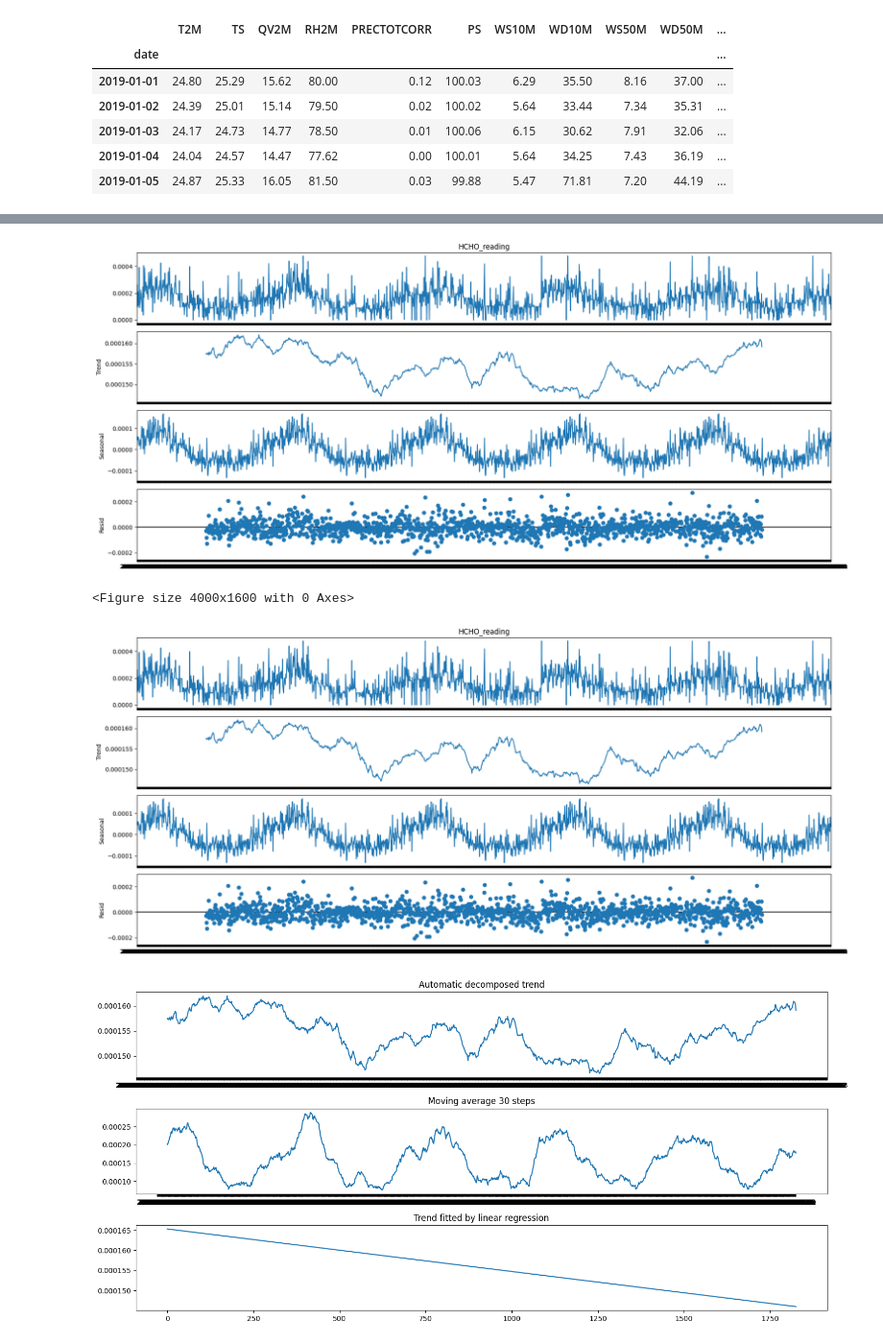
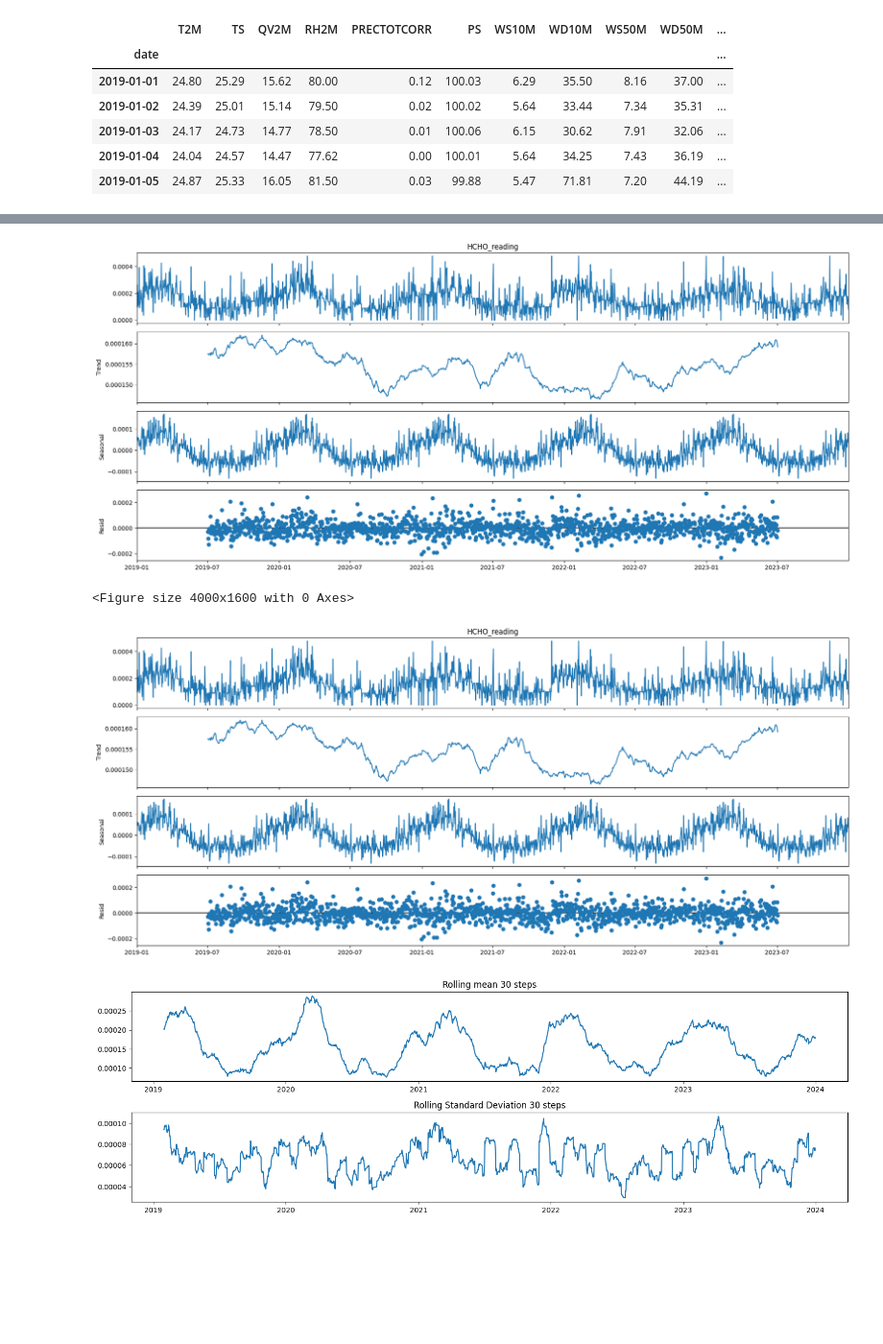
Before and after one commit to RanxduG/Sri-Lanka-Formaldehyde-Level-Analysis, a Jupyter notebook: Data_Engineering_Time_Series_Analysis.ipynb, the cells around one changed output, grey strips where cells are left out. Shown at 96% size. Saved outputs shown, nothing was run; the diff lists cells and outputs as text; code cells hidden in the pictures; blank space fills up the shorter version.

```diff
--- a/Data_Engineering_Time_Series_Analysis.ipynb
+++ b/Data_Engineering_Time_Series_Analysis.ipynb
@@ -16,5 +16,8 @@ Nuwara_Eliye_data = pd.read_csv('/content/drive/My Drive/Colab Notebooks/Data En
 Kurunegala_data = pd.read_csv('/content/drive/My Drive/Colab Notebooks/Data Engineering Coursework/Full/kurunegala_joined_data.csv')
 Matara_data = pd.read_csv('/content/drive/My Drive/Colab Notebooks/Data Engineering Coursework/Full/matara_joined_data.csv')
 Jaffna_data = pd.read_csv('/content/drive/My Drive/Colab Notebooks/Data Engineering Coursework/Full/jaffna_joined_data.csv')
+# %%
+# Assuming 'date' column is in string format
+Colombo_data['date'] = pd.to_datetime(Colombo_data['date'])
 # %%
 Colombo_data.set_index('date', inplace=True)
@@ -82,37 +83,42 @@ series = Colombo_data.HCHO_reading
 result = seasonal_decompose(series, model='additive', period=365)
 result.plot()
 # %% [output]
-[figure, old version]
+[figure, new version]
 <Figure size 4000x1600 with 0 Axes>
-[figure, old version]
+[figure, new version]
 # %%
 import numpy as np
 from sklearn.linear_model import LinearRegression
 
 fig = plt.figure(figsize=(15, 7))
 layout = (3, 2)
-pm_ax = plt.subplot2grid(layout, (0, 0), colspan=2)
-mv_ax = plt.subplot2grid(layout, (1, 0), colspan=2)
-fit_ax = plt.subplot2grid(layout, (2, 0), colspan=2)
+# pm_ax = plt.subplot2grid(layout, (0, 0), colspan=2)
+mv_ax = plt.subplot2grid(layout, (0, 0), colspan=2)
+std_ax = plt.subplot2grid(layout, (1, 0), colspan=2)
 
-pm_ax.plot(result.trend)
-pm_ax.set_title("Automatic decomposed trend")
+# fit_ax = plt.subplot2grid(layout, (2, 0), colspan=2)
+
+# pm_ax.plot(result.trend)
+# pm_ax.set_title("Automatic decomposed trend")
 
 mm = Colombo_data.HCHO_reading.rolling(30).mean()
 mv_ax.plot(mm)
-mv_ax.set_title("Moving average 30 steps")
+mv_ax.set_title("Rolling mean 30 steps")
 
+std = Colombo_data.HCHO_reading.rolling(30).std()
+std_ax.plot(std)
+std_ax.set_title("Rolling Standard Deviation 30 steps")
 
-X = [i for i in range(0, len(Colombo_data.HCHO_reading))]
-X = np.reshape(X, (len(X), 1))
-y = Colombo_data.HCHO_reading.values
-model = LinearRegression()
-model.fit(X, y)
-# calculate trend
-trend = model.predict(X)
-fit_ax.plot(trend)
-fit_ax.set_title("Trend fitted by linear regression")
+# X = [i for i in range(0, len(Colombo_data.HCHO_reading))]
+# X = np.reshape(X, (len(X), 1))
+# y = Colombo_data.HCHO_reading.values
+# model = LinearRegression()
+# model.fit(X, y)
+# # calculate trend
+# trend = model.predict(X)
+# fit_ax.plot(trend)
+# fit_ax.set_title("Trend fitted by linear regression")
 
 plt.tight_layout()
 # %% [output]
-[figure, old version]
+[figure, new version]
```
Also changed, not shown: parts of 9 cells of this notebook.
